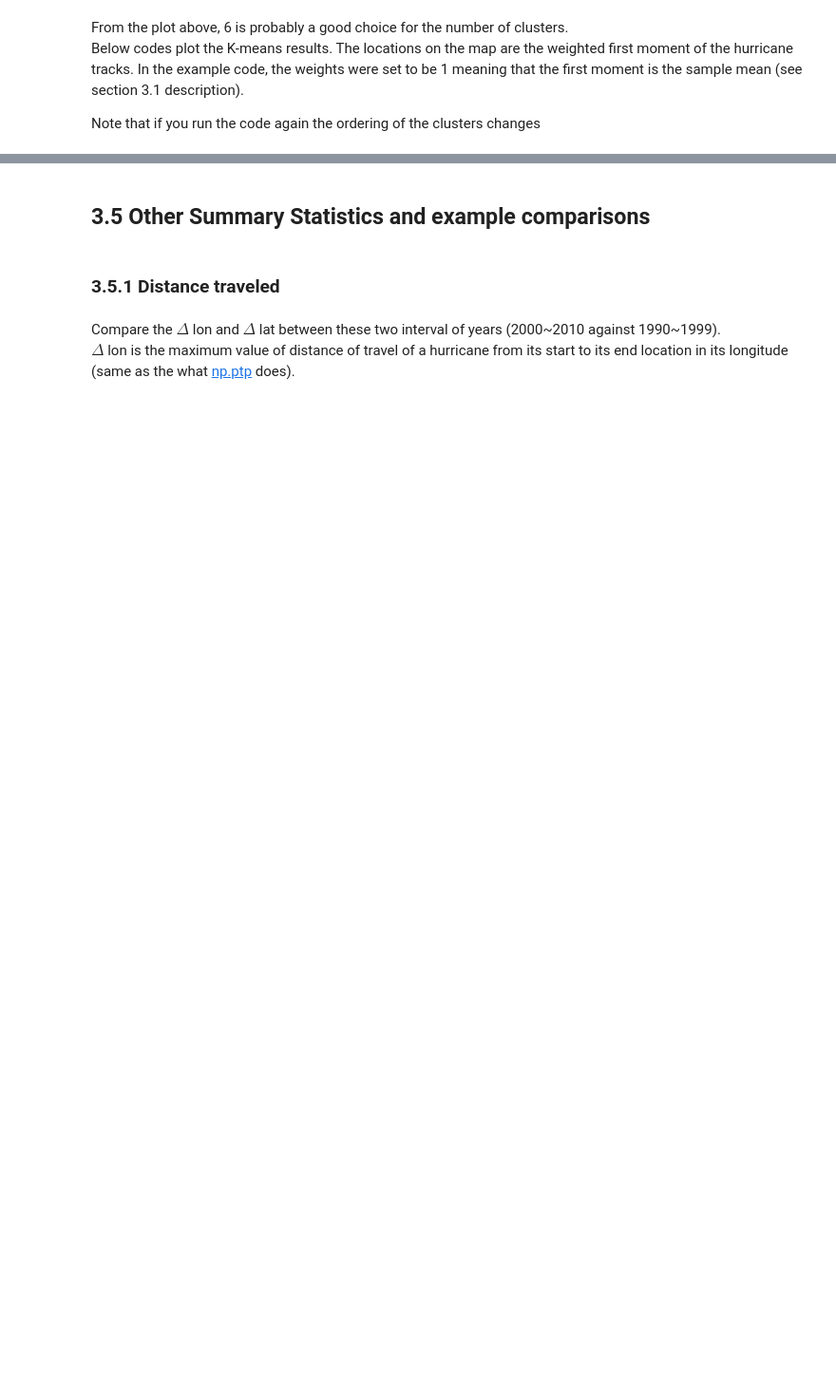
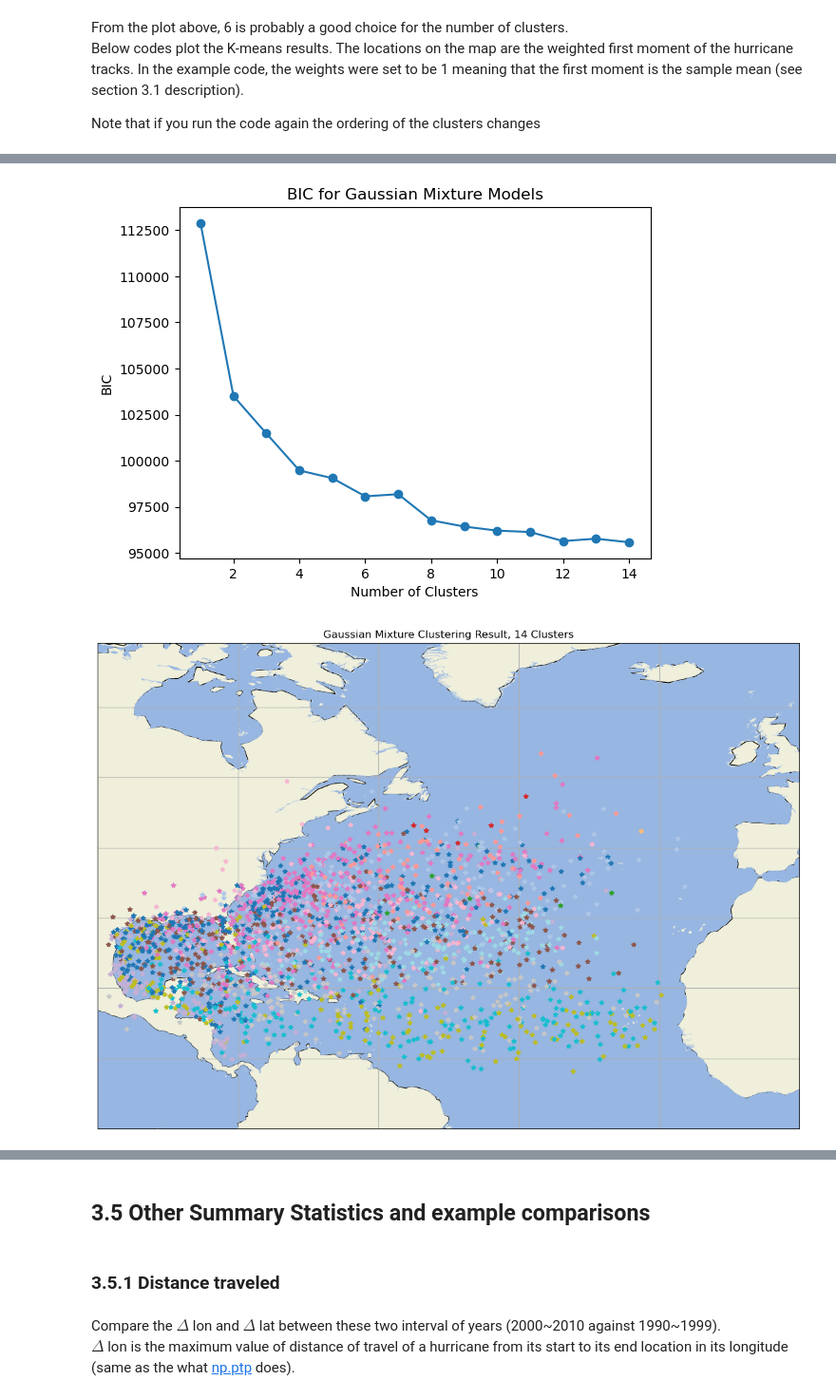
Before and after one commit to leap-stc/LEAPCourse-Climate-Pred-Challenges, a Jupyter notebook: Project-StarterCodes/Project1-EDAV/lib/Project1_Starter.ipynb, the cells around one changed output, grey strips where cells are left out. Shown at 95% size. Cells and saved outputs as stored; diff of their text form; code cells hidden in the pictures; blank space fills up the shorter version.

```diff
--- a/Project-StarterCodes/Project1-EDAV/lib/Project1_Starter.ipynb
+++ b/Project-StarterCodes/Project1-EDAV/lib/Project1_Starter.ipynb
@@ -479,0 +486,39 @@ Text(0.5, 1.0, 'K-means clustering result')
+# %%
+import numpy as np
+from sklearn.mixture import GaussianMixture
+import matplotlib.pyplot as plt
+
+# list to numpy array
+moment_array = np.array(moment_lst)
+
+n_components_range = range(1, 15)
+bic = []
+
+# Calculate BIC to select the optimal number of clusters
+for n_components in n_components_range:
+    gmm = GaussianMixture(n_components=n_components, random_state=42)
+    gmm.fit(moment_array)
+    bic.append(gmm.bic(moment_array))
+
+plt.figure()
+plt.plot(n_components_range, bic, marker='o')
+plt.xlabel('Number of Clusters')
+plt.ylabel('BIC')
+plt.title('BIC for Gaussian Mixture Models')
+plt.show()
+
+# Choose the optimal number of clusters and fit the model
+optimal_n = n_components_range[np.argmin(bic)]
+gmm = GaussianMixture(n_components=optimal_n, random_state=42)
+gmm.fit(moment_array)
+labels = gmm.predict(moment_array)
+
+colors = plt.cm.tab20(np.linspace(0, 1, optimal_n))
+ax = map_background()
+for k in range(len(moment_array)):
+    ax.plot(moment_array[k][0], moment_array[k][1], c=colors[labels[k]], marker='*')
+plt.title(f'Gaussian Mixture Clustering Result, {optimal_n} Clusters')
+plt.show()
+# %% [output]
+[figure, added]
+[figure, added]
```
Also changed, not shown: parts of 10 cells of this notebook, 1 other file.
